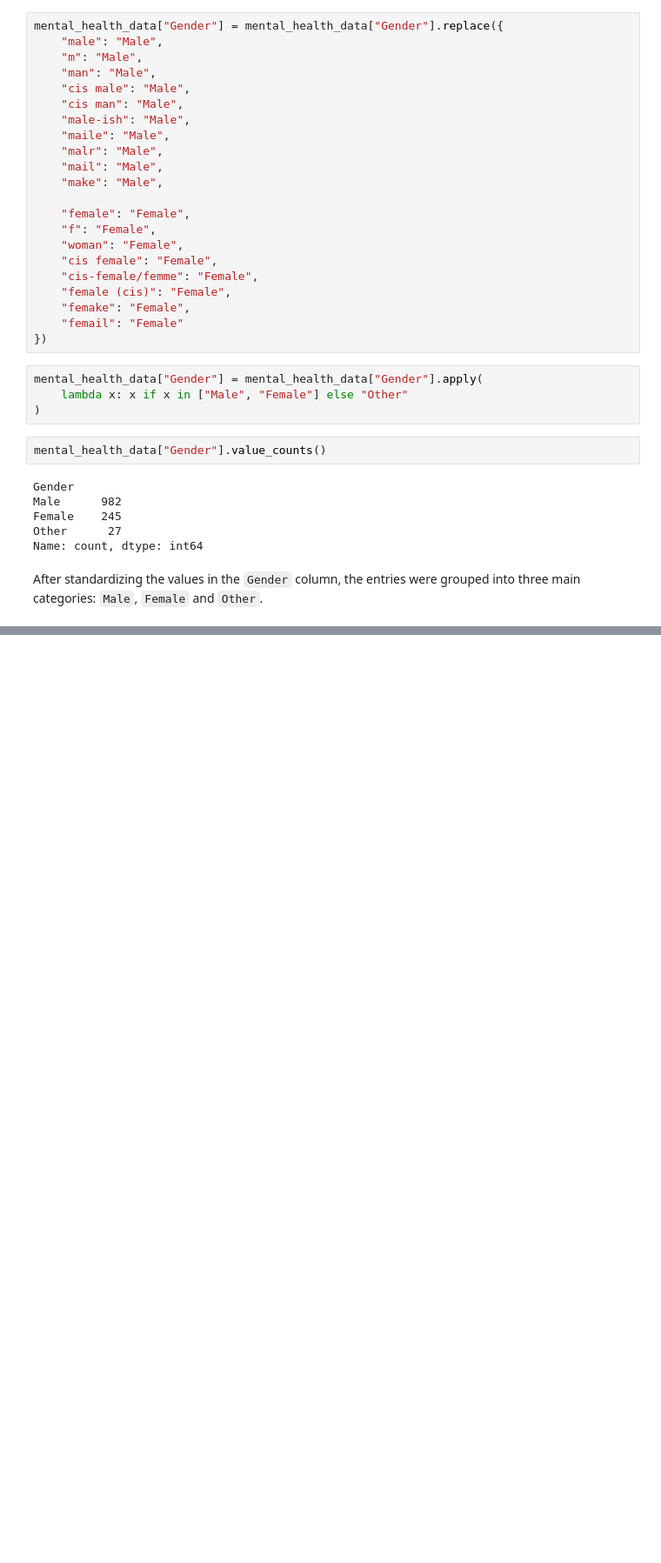
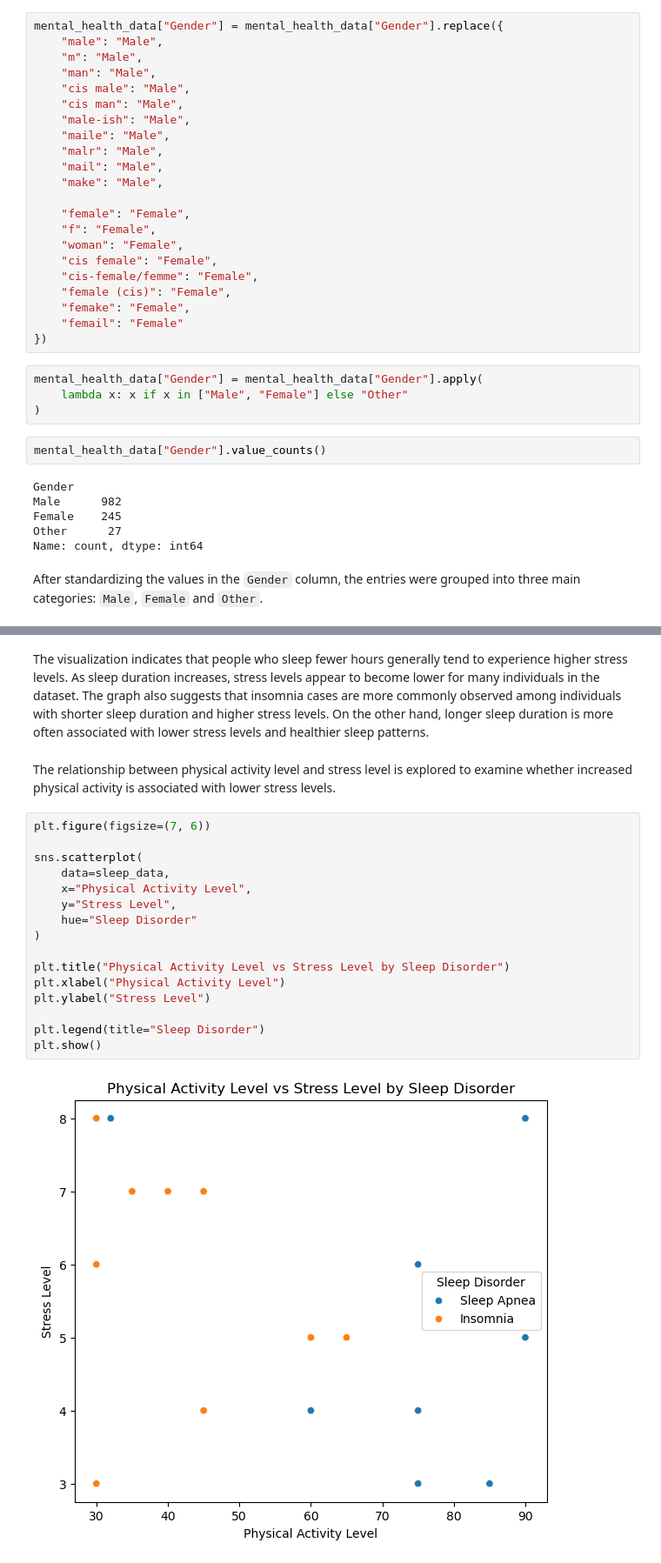
Before and after one commit to EleonoraIv/stress-mental-health-analysis, a Jupyter notebook: stress_mental_health_analysis.ipynb, the cells around one changed output, grey strips where cells are left out. Shown at 87% size. Cells and saved outputs as stored; diff of their text form; blank space fills up the shorter version.

```diff
--- a/stress_mental_health_analysis.ipynb
+++ b/stress_mental_health_analysis.ipynb
@@ -289,0 +336,23 @@ After standardizing the values in the `Gender` column, the entries were grouped
+# %% [markdown]
+The visualization indicates that people who sleep fewer hours generally tend to experience higher stress levels. As sleep duration increases, stress levels appear to become lower for many individuals in the dataset.
+The graph also suggests that insomnia cases are more commonly observed among individuals with shorter sleep duration and higher stress levels. On the other hand, longer sleep duration is more often associated with lower stress levels and healthier sleep patterns.
+# %% [markdown]
+The relationship between physical activity level and stress level is explored to examine whether increased physical activity is associated with lower stress levels.
+# %%
+plt.figure(figsize=(7, 6))
+
+sns.scatterplot(
+    data=sleep_data,
+    x="Physical Activity Level",
+    y="Stress Level",
+    hue="Sleep Disorder"
+)
+
+plt.title("Physical Activity Level vs Stress Level by Sleep Disorder")
+plt.xlabel("Physical Activity Level")
+plt.ylabel("Stress Level")
+
+plt.legend(title="Sleep Disorder")
+plt.show()
+# %% [output]
+[figure, added]
```
Also changed, not shown: parts of 12 cells of this notebook.
